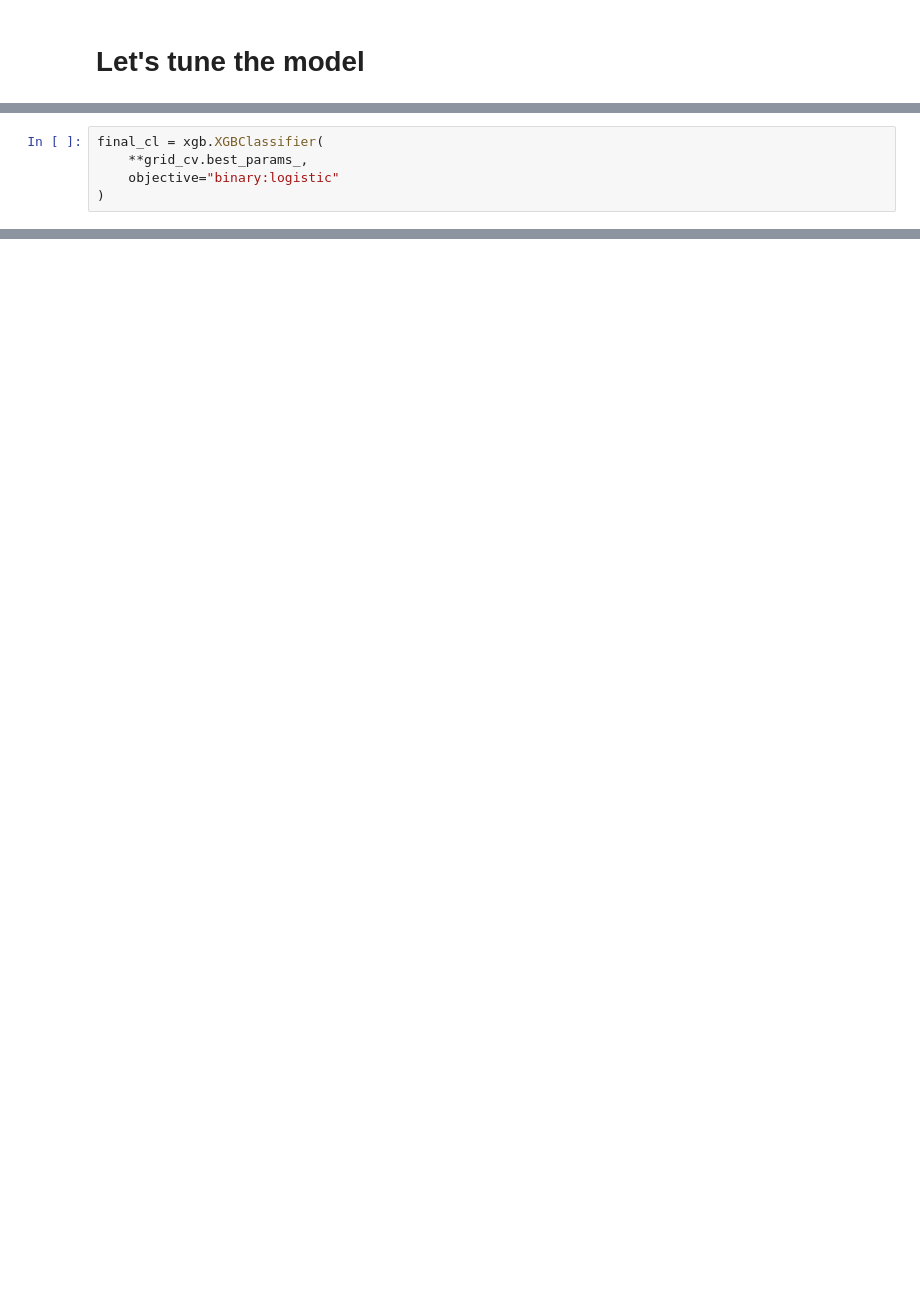
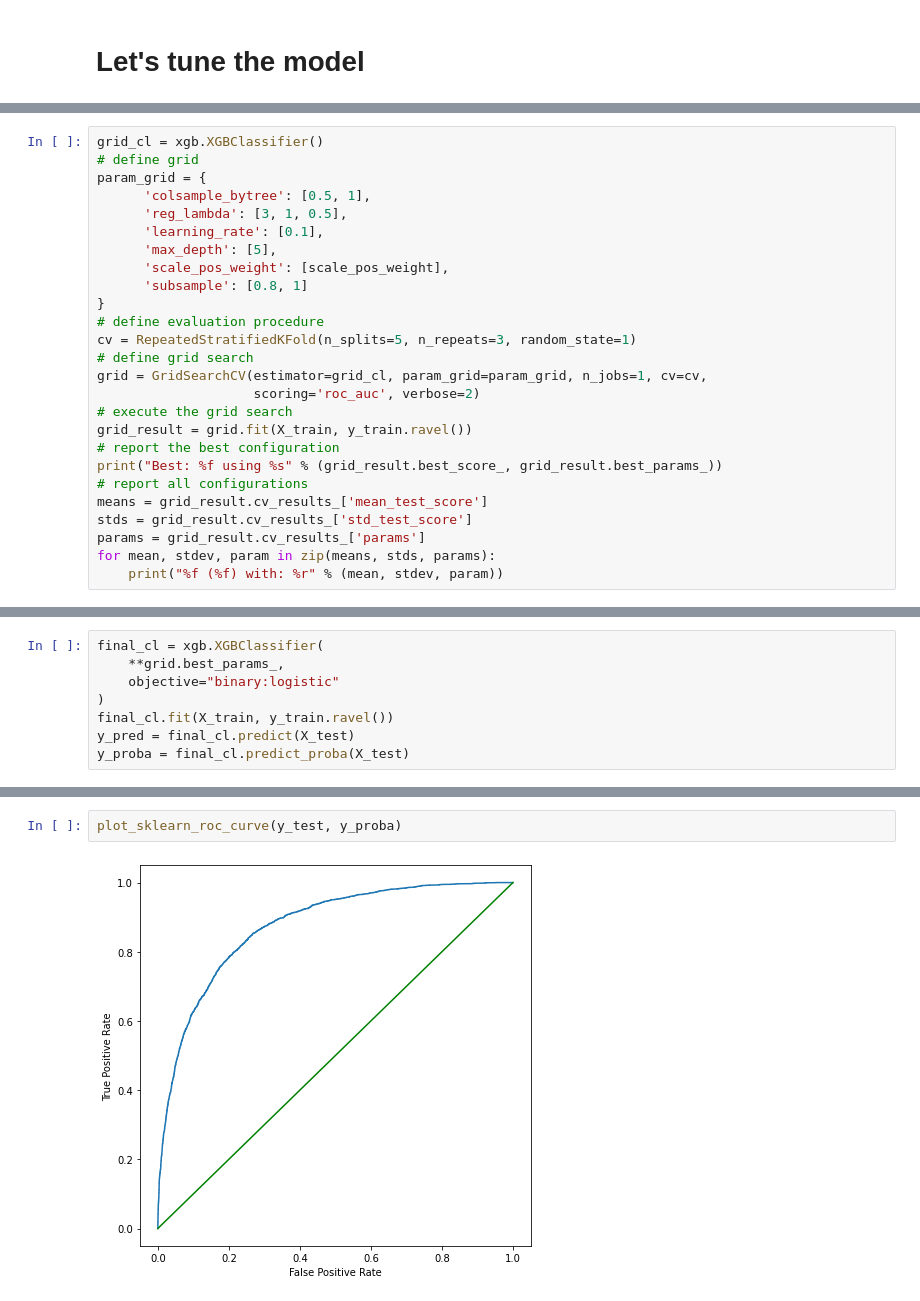
Before and after one commit to divyanshu-raj6379/xgboost, a Jupyter notebook: XGBoost.ipynb, the cells around one changed output, grey strips where cells are left out. Cells and saved outputs as stored; diff of their text form; blank space fills up the shorter version.

```diff
--- a/XGBoost.ipynb
+++ b/XGBoost.ipynb
@@ -298,0 +379,26 @@ best_params = {'colsample_bytree': 1, 'gamma': 1, 'learning_rate': 0.1,
+# %%
+grid_cl = xgb.XGBClassifier()
+# define grid
+param_grid = {
+      'colsample_bytree': [0.5, 1],
+      'reg_lambda': [3, 1, 0.5],
+      'learning_rate': [0.1],
+      'max_depth': [5],
+      'scale_pos_weight': [scale_pos_weight],
+      'subsample': [0.8, 1]
+}
+# define evaluation procedure
+cv = RepeatedStratifiedKFold(n_splits=5, n_repeats=3, random_state=1)
+# define grid search
+grid = GridSearchCV(estimator=grid_cl, param_grid=param_grid, n_jobs=1, cv=cv,
+                    scoring='roc_auc', verbose=2)
+# execute the grid search
+grid_result = grid.fit(X_train, y_train.ravel())
+# report the best configuration
+print("Best: %f using %s" % (grid_result.best_score_, grid_result.best_params_))
+# report all configurations
+means = grid_result.cv_results_['mean_test_score']
+stds = grid_result.cv_results_['std_test_score']
+params = grid_result.cv_results_['params']
+for mean, stdev, param in zip(means, stds, params):
+    print("%f (%f) with: %r" % (mean, stdev, param))
@@ -299,5 +423,8 @@ best_params = {'colsample_bytree': 1, 'gamma': 1, 'learning_rate': 0.1,
 # %%
 final_cl = xgb.XGBClassifier(
-    **grid_cv.best_params_,
+    **grid.best_params_,
     objective="binary:logistic"
 )
+final_cl.fit(X_train, y_train.ravel())
+y_pred = final_cl.predict(X_test)
+y_proba = final_cl.predict_proba(X_test)
@@ -309,0 +436,4 @@ accuracy_score(y_test.ravel(), preds)
+# %%
+plot_sklearn_roc_curve(y_test, y_proba)
+# %% [output]
+[figure, added]
```
Also changed, not shown: parts of 25 cells of this notebook.
